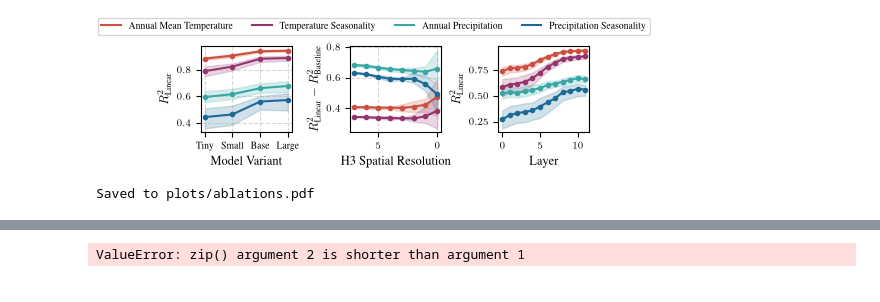
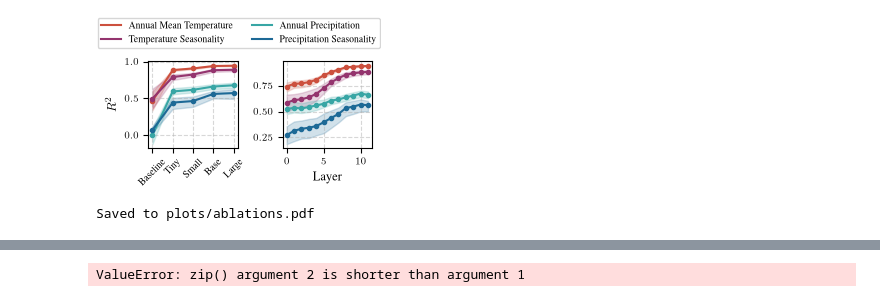
Before and after one commit to kdybek/terramind_probing, a Jupyter notebook: plots.ipynb, the cells around one changed output, grey strips where cells are left out. Drawn from its saved outputs; the diff is of its cells as text; code cells hidden in the pictures.

```diff
--- a/plots.ipynb
+++ b/plots.ipynb
@@ -119,7 +255,7 @@ color_handles = [
 os.environ["PATH"] += os.pathsep + "/Library/TeX/texbin"
 
 plt.rcParams.update(bundles.iclr2024())
-plt.rcParams.update(figsizes.iclr2024(nrows=1, ncols=3, height_to_width_ratio=0.9, rel_width=0.8))
+plt.rcParams.update(figsizes.iclr2024(nrows=1, ncols=3, height_to_width_ratio=1.0, rel_width=0.8))
 plt.rcParams.update({
     "text.latex.preamble": r"\usepackage{times}\usepackage{amsmath}",
     "text.usetex": True,
@@ -176,19 +312,21 @@ for ax, plot in zip(axes, ["linear", "mlp", "diff"], strict=True):
         ax.plot(RESOLUTIONS, means, label=TARGET_LABELS[tgt], color=TARGET_COLORS[tgt], marker="o", markersize=MARKER_SIZE)
         ax.fill_between(RESOLUTIONS, los, his, color=TARGET_COLORS[tgt], alpha=0.2)
 
-    ax.set_xlabel("H3 Spatial Resolution")
+    ax.set_xlabel("Spatial Resolution")
     if plot == "linear":
-        ax.set_ylabel("$R^2_{\\text{Linear}}$")
+        ax.set_ylabel("$R^2$")
+        ax.set_title("Linear")
     elif plot == "mlp":
-        ax.set_ylabel("$R^2_{\\text{MLP}}$")
+        ax.set_title("MLP")
     else:
-        ax.set_ylabel("$R^2_{\\text{MLP}} - R^2_{\\text{Linear}}$")
+        ax.set_ylabel("$\\Delta R^2$")
+        ax.set_title("MLP - Linear")
     ax.invert_xaxis()
     ax.grid(True, linestyle="--", alpha=0.5)
 
 fig.legend(handles=color_handles, loc="upper center", ncol=4, bbox_to_anchor=(0.5, 1.2))
 
-plt.savefig("plots/figure1.pdf", bbox_inches="tight")
+plt.savefig("plots/probes_across_spatial_resolutions.pdf", bbox_inches="tight")
 plt.show()
-print("\nSaved to plots/figure1.pdf")
+print("\nSaved to plots/probes_across_spatial_resolutions.pdf")
 # %% [output]
@@ -212,7 +350,7 @@ color_handles = [
 os.environ["PATH"] += os.pathsep + "/Library/TeX/texbin"
 
 plt.rcParams.update(bundles.iclr2024())
-plt.rcParams.update(figsizes.iclr2024(nrows=1, ncols=3, height_to_width_ratio=0.9, rel_width=0.8))
+plt.rcParams.update(figsizes.iclr2024(nrows=1, ncols=2, height_to_width_ratio=1.0, rel_width=0.5))
 plt.rcParams.update({
     "text.latex.preamble": r"\usepackage{times}\usepackage{amsmath}",
     "text.usetex": True,
@@ -222,7 +360,7 @@ df = pd.read_csv(RESULTS_PATH)
 
 os.makedirs("plots", exist_ok=True)
 
-fig, axes = plt.subplots(1, 3, sharey=False)
+fig, axes = plt.subplots(1, 2, sharey=False)
 
 # Scaling plot
 ax = axes[0]
@@ -231,7 +369,7 @@ for tgt in TARGET_NAMES:
     means = []
     los = []
     his = []
-    for model in MODEL_NAMES:
+    for model in ["baseline"] + MODEL_NAMES:
         sub_df = df[
             (df["model_name"] == model) &
             (df["resolution"] == res) &
@@ -248,94 +386,49 @@ for tgt in TARGET_NAMES:
         los.append(lower_ci)
         his.append(upper_ci)
 
-    ax.plot(range(4), means, label=TARGET_LABELS[tgt], color=TARGET_COLORS[tgt], marker="o", markersize=MARKER_SIZE)
-    ax.fill_between(range(4), los, his, color=TARGET_COLORS[tgt], alpha=0.2)
-    ax.set_xlabel("Model Variant")
+    ax.plot(range(5), means, label=TARGET_LABELS[tgt], color=TARGET_COLORS[tgt], marker="o", markersize=MARKER_SIZE)
+    ax.fill_between(range(5), los, his, color=TARGET_COLORS[tgt], alpha=0.2)
     ax.grid(True, linestyle="--", alpha=0.5)
 
-ax.set_xticks(range(4))
-ax.set_xticklabels([MODEL_LABELS[model] for model in MODEL_NAMES])
-ax.set_ylabel("$R^2_{\\text{Linear}}$")
-
-# Baseline comparison plot
-ax = axes[1]
-for tgt in TARGET_NAMES:
-    means = []
-    los = []
-    his = []
-    for res in RESOLUTIONS:
-        sub_df_linear = df[
-            (df["model_name"] == "terramind_v1_base") &
-            (df["resolution"] == res) &
-            (df["target"] == tgt) &
-            (df["regressor"] == "linear") &
-            (df["layer"].isna())
-        ]
-
-        assert len(sub_df_linear) == NUM_FOLDS, f"Expected {NUM_FOLDS} folds, but got {len(sub_df_linear)} for model=terramind_v1_base, resolution={res}, target={tgt}"
-
-        scores_linear = sub_df_linear['val_r2'].values
-
-        sub_df_baseline = df[
-            (df["model_name"] == "baseline") &
-            (df["resolution"] == res) &
-            (df["target"] == tgt) &
-            (df["regressor"] == "linear") &
-            (df["layer"].isna())
-        ]
-
-        assert len(sub_df_baseline) == NUM_FOLDS, f"Expected {NUM_FOLDS} folds, but got {len(sub_df_baseline)} for model=baseline, resolution={res}, target={tgt}"
-
-        scores_baseline = sub_df_baseline['val_r2'].values
-
-        gaps = [terramind - baseline for terramind, baseline in zip(scores_linear, scores_baseline)]
-        mean, lower_ci, upper_ci = mean_bootstrap_ci(gaps)
-        means.append(mean)
-        los.append(lower_ci)
-        his.append(upper_ci)
-
-    ax.plot(RESOLUTIONS, means, label=TARGET_LABELS[tgt], color=TARGET_COLORS[tgt], marker="o", markersize=MARKER_SIZE)
-    ax.fill_between(RESOLUTIONS, los, his, color=TARGET_COLORS[tgt], alpha=0.2)
-ax.set_xlabel("H3 Spatial Resolution")
-ax.set_ylabel("$R^2_{\\text{Linear}} - R^2_{\\text{Baseline}}$")
-ax.invert_xaxis()
-ax.grid(True, linestyle="--", alpha=0.5)
+ax.set_xticks(range(5))
+ax.set_xticklabels([MODEL_LABELS[model] for model in ["baseline"] + MODEL_NAMES], rotation=45, ha="center")
+ax.set_ylabel("$R^2$")
 
 # Per-layer plot
-ax = axes[2]
+ax = axes[1]
 for tgt in TARGET_NAMES:
     means = []
     los = []
     his = []
     for layer in range(12):
         sub_df = df[
             (df["model_name"] == "terramind_v1_base") &
             (df["resolution"] == 0) &
             (df["target"] == tgt) &
             (df["regressor"] == "linear") &
             (df["layer"] == layer)
         ]
 
         assert len(sub_df) == NUM_FOLDS, f"Expected {NUM_FOLDS} folds, but got {len(sub_df)} for model=terramind_v1_base, resolution=0, target={tgt}, layer={layer}"
 
         scores_linear = sub_df['val_r2'].values
         mean, lower_ci, upper_ci = mean_bootstrap_ci(scores_linear)
         means.append(mean)
         los.append(lower_ci)
         his.append(upper_ci)
 
     ax.plot(range(12), means, label=TARGET_LABELS[tgt], color=TARGET_COLORS[tgt], marker="o", markersize=MARKER_SIZE)
     ax.fill_between(range(12), los, his, color=TARGET_COLORS[tgt], alpha=0.2)
 ax.set_xlabel("Layer")
-ax.set_ylabel("$R^2_{\\text{Linear}}$")
+ax.grid(True, linestyle="--", alpha=0.5)
 
-fig.legend(handles=color_handles, loc="upper center", ncol=4, bbox_to_anchor=(0.5, 1.2))
+fig.legend(handles=color_handles, loc="upper center", ncol=2, bbox_to_anchor=(0.5, 1.3))
 
 plt.savefig("plots/ablations.pdf", bbox_inches="tight")
 plt.show()
 print("\nSaved to plots/ablations.pdf")
 # %% [output]
-[figure, old version]
+[figure, new version]
 Saved to plots/ablations.pdf
 # %%
 import os
```
Also changed, not shown: parts of 5 cells of this notebook.
